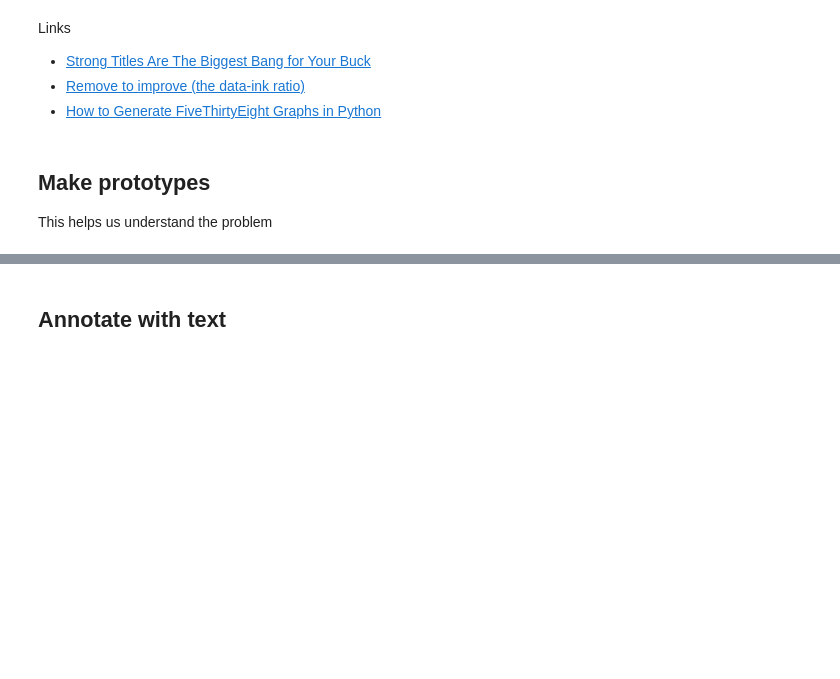
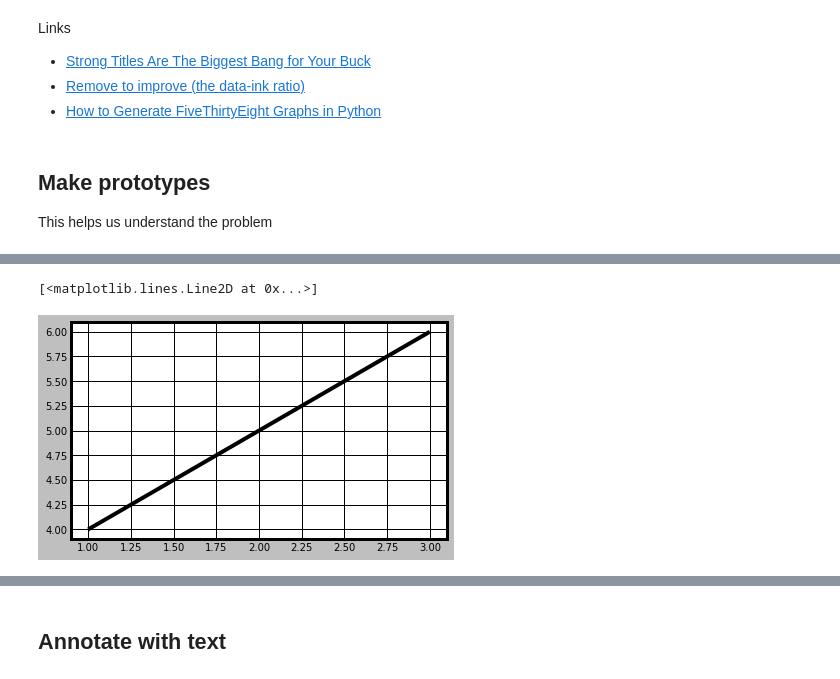
Before and after one commit to bloominstituteoftechnology/DS-Unit-1-Sprint-2-Data-Wrangling-and-Storytelling, a Jupyter notebook: module3-make-explanatory-visualizations/LS_DS_123_Make_Explanatory_Visualizations.ipynb, the cells around one changed output, grey strips where cells are left out. Cells and saved outputs as stored; diff of their text form; code cells hidden in the pictures; blank space fills up the shorter version.

```diff
--- a/module3-make-explanatory-visualizations/LS_DS_123_Make_Explanatory_Visualizations.ipynb
+++ b/module3-make-explanatory-visualizations/LS_DS_123_Make_Explanatory_Visualizations.ipynb
@@ -306,0 +324,5 @@ fake.plot.bar(color='C1', width=0.9);
+# %%
+plt.plot([1,2,3], [4,5,6])
+# %% [output]
+[<matplotlib.lines.Line2D at 0x...>]
+[figure, added]
```
Also changed, not shown: parts of 57 cells of this notebook.
